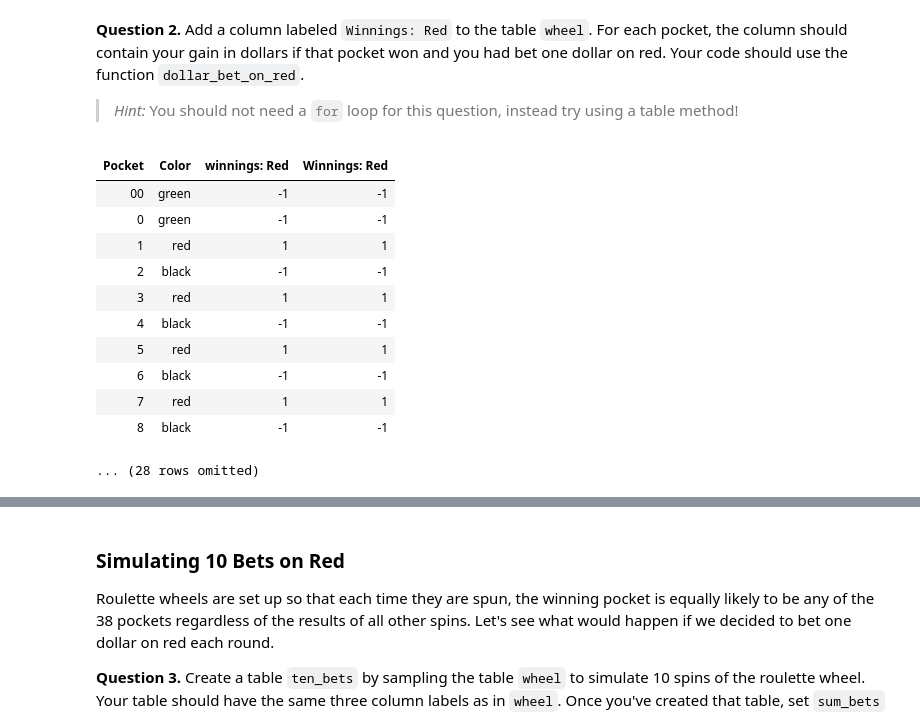
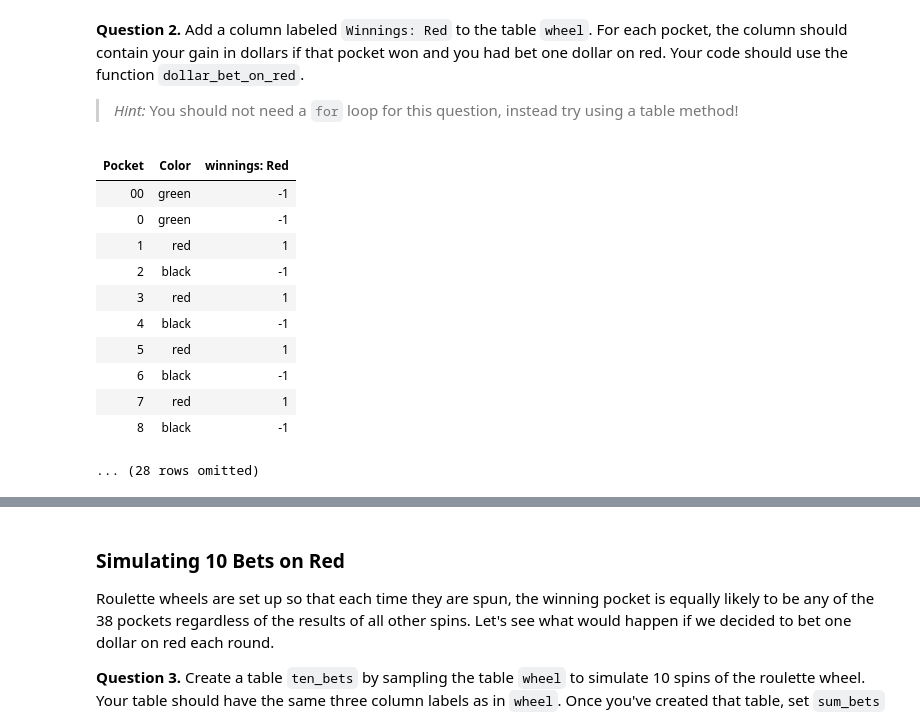
Before and after one commit to Jadenwill172/Intro-to-Data-Analytics, a Jupyter notebook: hw06/hw06.ipynb, the cells around one changed output, grey strips where cells are left out. Cells and saved outputs as stored; diff of their text form; code cells hidden in the pictures.

```diff
--- a/hw06/hw06.ipynb
+++ b/hw06/hw06.ipynb
@@ -92,21 +92,21 @@ print(dollar_bet_on_red('red'))
 
 > *Hint:* You should not need a `for` loop for this question, instead try using a table method!
 # %%
-red_winnings = np.array([dollar_bet_on_red(i) for i in wheel['Color']])
-wheel = wheel.append_column("winnings: Red", red_winnings)
+red_winnings = wheel.apply(dollar_bet_on_red, "Color")
+wheel = wheel.with_column("winnings: Red", red_winnings)
 wheel
 # %% [output]
-| Pocket | Color | winnings: Red | Winnings: Red |
-| 00 | green | -1 | -1 |
-| 0 | green | -1 | -1 |
-| 1 | red | 1 | 1 |
-| 2 | black | -1 | -1 |
-| 3 | red | 1 | 1 |
-| 4 | black | -1 | -1 |
-| 5 | red | 1 | 1 |
-| 6 | black | -1 | -1 |
-| 7 | red | 1 | 1 |
-| 8 | black | -1 | -1 |
+| Pocket | Color | winnings: Red |
+| 00 | green | -1 |
+| 0 | green | -1 |
+| 1 | red | 1 |
+| 2 | black | -1 |
+| 3 | red | 1 |
+| 4 | black | -1 |
+| 5 | red | 1 |
+| 6 | black | -1 |
+| 7 | red | 1 |
+| 8 | black | -1 |
 ... (28 rows omitted)
 # %%
 grader.check("q1_2")
```
Also changed, not shown: parts of 9 cells of this notebook, 1 other file.
